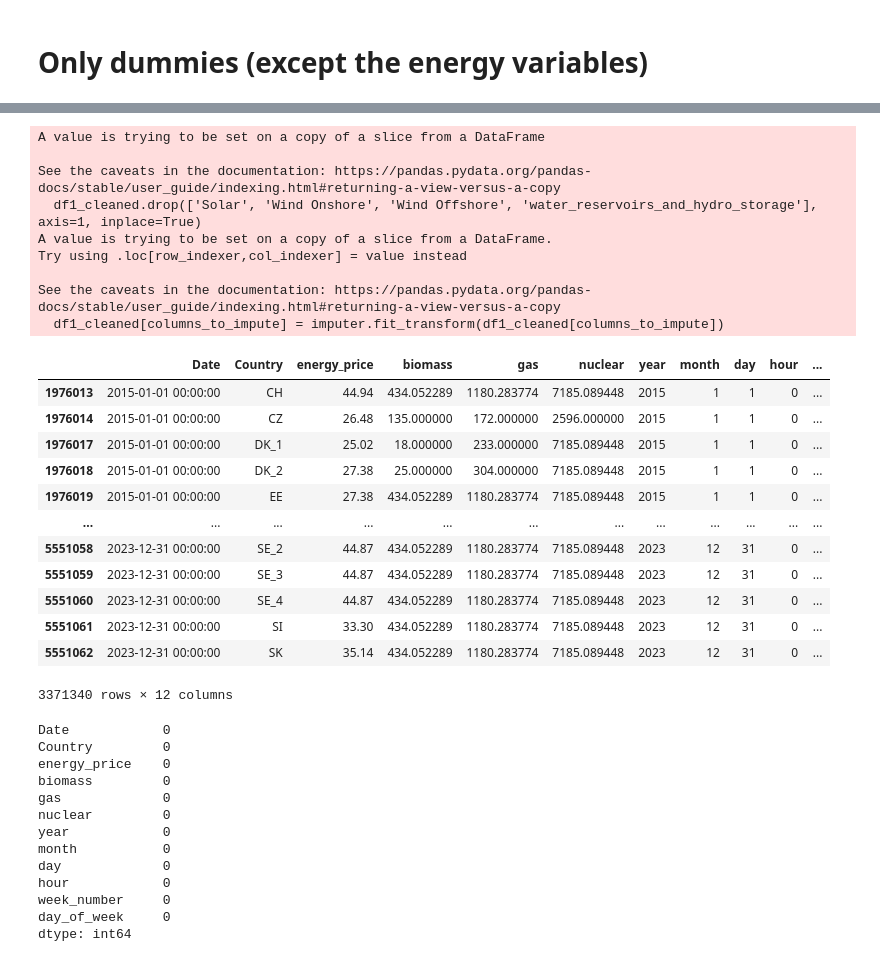
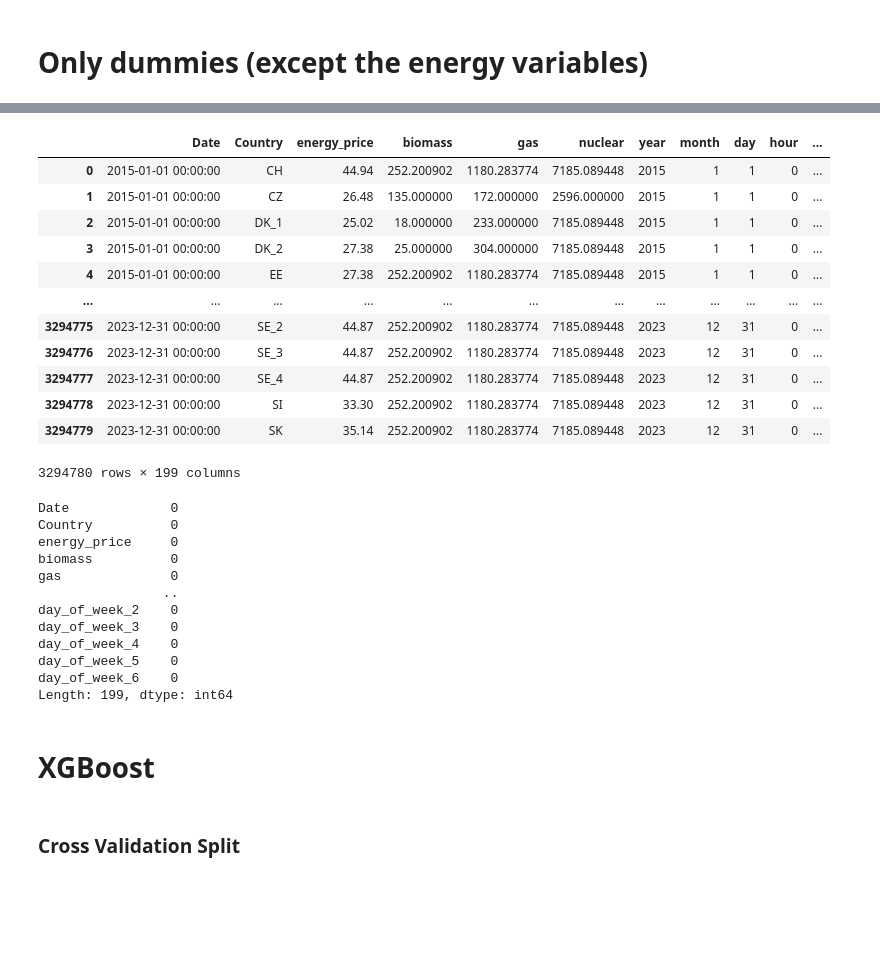
Before and after one commit to hertiemlteam/machine_learning, a Jupyter notebook: cleaned_data.ipynb, the cells around one changed output, grey strips where cells are left out. Cells and saved outputs as stored; diff of their text form; code cells hidden in the pictures; blank space fills up the shorter version.

```diff
--- a/cleaned_data.ipynb
+++ b/cleaned_data.ipynb
@@ -195,0 +242,5 @@ dtype: int64
+# %%
+df = pd.read_csv('C:/Users/cpedr/OneDrive - Hertie School/Semester 4/Machine Learning/Project/all_dummies.csv')
+df.drop('Unnamed: 0', axis=1, inplace=True)
+df = df.dropna(subset=['energy_price'])
+df
@@ -196,50 +261,40 @@ dtype: int64
 # %%
-df1_cleaned.drop(['Solar', 'Wind Onshore', 'Wind Offshore', 'water_reservoirs_and_hydro_storage'], axis=1, inplace=True)
+df.drop(['Solar', 'Wind Onshore', 'Wind Offshore', 'water_reservoirs_and_hydro_storage'], axis=1, inplace=True)
 
 # Create an instance of SimpleImputer with mean strategy
 imputer = SimpleImputer(missing_values=np.nan, strategy='mean')
 
 # Apply fit_transform directly and replace in the DataFrame
 columns_to_impute = ['biomass', 'gas', 'nuclear']
-df1_cleaned[columns_to_impute] = imputer.fit_transform(df1_cleaned[columns_to_impute])
+df[columns_to_impute] = imputer.fit_transform(df[columns_to_impute])
 
-df1_cleaned
+df
 # %% [output]
+|  | Date | Country | energy_price | biomass | gas | nuclear | year | month | day | hour | ... |
+| 0 | 2015-01-01 00:00:00 | CH | 44.94 | 252.200902 | 1180.283774 | 7185.089448 | 2015 | 1 | 1 | 0 | ... |
+| 1 | 2015-01-01 00:00:00 | CZ | 26.48 | 135.000000 | 172.000000 | 2596.000000 | 2015 | 1 | 1 | 0 | ... |
+| 2 | 2015-01-01 00:00:00 | DK_1 | 25.02 | 18.000000 | 233.000000 | 7185.089448 | 2015 | 1 | 1 | 0 | ... |
+| 3 | 2015-01-01 00:00:00 | DK_2 | 27.38 | 25.000000 | 304.000000 | 7185.089448 | 2015 | 1 | 1 | 0 | ... |
+| 4 | 2015-01-01 00:00:00 | EE | 27.38 | 252.200902 | 1180.283774 | 7185.089448 | 2015 | 1 | 1 | 0 | ... |
+| ... | ... | ... | ... | ... | ... | ... | ... | ... | ... | ... | ... |
+| 3294775 | 2023-12-31 00:00:00 | SE_2 | 44.87 | 252.200902 | 1180.283774 | 7185.089448 | 2023 | 12 | 31 | 0 | ... |
+| 3294776 | 2023-12-31 00:00:00 | SE_3 | 44.87 | 252.200902 | 1180.283774 | 7185.089448 | 2023 | 12 | 31 | 0 | ... |
+| 3294777 | 2023-12-31 00:00:00 | SE_4 | 44.87 | 252.200902 | 1180.283774 | 7185.089448 | 2023 | 12 | 31 | 0 | ... |
+| 3294778 | 2023-12-31 00:00:00 | SI | 33.30 | 252.200902 | 1180.283774 | 7185.089448 | 2023 | 12 | 31 | 0 | ... |
+| 3294779 | 2023-12-31 00:00:00 | SK | 35.14 | 252.200902 | 1180.283774 | 7185.089448 | 2023 | 12 | 31 | 0 | ... |
-A value is trying to be set on a copy of a slice from a DataFrame
-
-See the caveats in the documentation: https://pandas.pydata.org/pandas-docs/stable/user_guide/indexing.html#returning-a-view-versus-a-copy
-  df1_cleaned.drop(['Solar', 'Wind Onshore', 'Wind Offshore', 'water_reservoirs_and_hydro_storage'], axis=1, inplace=True)
-A value is trying to be set on a copy of a slice from a DataFrame.
-Try using .loc[row_indexer,col_indexer] = value instead
-
-See the caveats in the documentation: https://pandas.pydata.org/pandas-docs/stable/user_guide/indexing.html#returning-a-view-versus-a-copy
-  df1_cleaned[columns_to_impute] = imputer.fit_transform(df1_cleaned[columns_to_impute])
+3294780 rows × 199 columns
-|  | Date | Country | energy_price | biomass | gas | nuclear | year | month | day | hour | ... |
-| 1976013 | 2015-01-01 00:00:00 | CH | 44.94 | 434.052289 | 1180.283774 | 7185.089448 | 2015 | 1 | 1 | 0 | ... |
-| 1976014 | 2015-01-01 00:00:00 | CZ | 26.48 | 135.000000 | 172.000000 | 2596.000000 | 2015 | 1 | 1 | 0 | ... |
-| 1976017 | 2015-01-01 00:00:00 | DK_1 | 25.02 | 18.000000 | 233.000000 | 7185.089448 | 2015 | 1 | 1 | 0 | ... |
-| 1976018 | 2015-01-01 00:00:00 | DK_2 | 27.38 | 25.000000 | 304.000000 | 7185.089448 | 2015 | 1 | 1 | 0 | ... |
-| 1976019 | 2015-01-01 00:00:00 | EE | 27.38 | 434.052289 | 1180.283774 | 7185.089448 | 2015 | 1 | 1 | 0 | ... |
-| ... | ... | ... | ... | ... | ... | ... | ... | ... | ... | ... | ... |
-| 5551058 | 2023-12-31 00:00:00 | SE_2 | 44.87 | 434.052289 | 1180.283774 | 7185.089448 | 2023 | 12 | 31 | 0 | ... |
-| 5551059 | 2023-12-31 00:00:00 | SE_3 | 44.87 | 434.052289 | 1180.283774 | 7185.089448 | 2023 | 12 | 31 | 0 | ... |
-| 5551060 | 2023-12-31 00:00:00 | SE_4 | 44.87 | 434.052289 | 1180.283774 | 7185.089448 | 2023 | 12 | 31 | 0 | ... |
-| 5551061 | 2023-12-31 00:00:00 | SI | 33.30 | 434.052289 | 1180.283774 | 7185.089448 | 2023 | 12 | 31 | 0 | ... |
-| 5551062 | 2023-12-31 00:00:00 | SK | 35.14 | 434.052289 | 1180.283774 | 7185.089448 | 2023 | 12 | 31 | 0 | ... |
-3371340 rows × 12 columns
 # %%
-df1_cleaned.isna().sum()
+df.isna().sum()
 # %% [output]
-Date            0
-Country         0
-energy_price    0
-biomass         0
-gas             0
-nuclear         0
-year            0
-month           0
-day             0
-hour            0
-week_number     0
-day_of_week     0
-dtype: int64
+Date             0
+Country          0
+energy_price     0
+biomass          0
+gas              0
+                ..
+day_of_week_2    0
+day_of_week_3    0
+day_of_week_4    0
+day_of_week_5    0
+day_of_week_6    0
+Length: 199, dtype: int64
@@ -245,0 +303,4 @@ dtype: int64
+# %% [markdown]
+# XGBoost
+# %% [markdown]
+### Cross Validation Split
```
Also changed, not shown: parts of 20 cells of this notebook.
